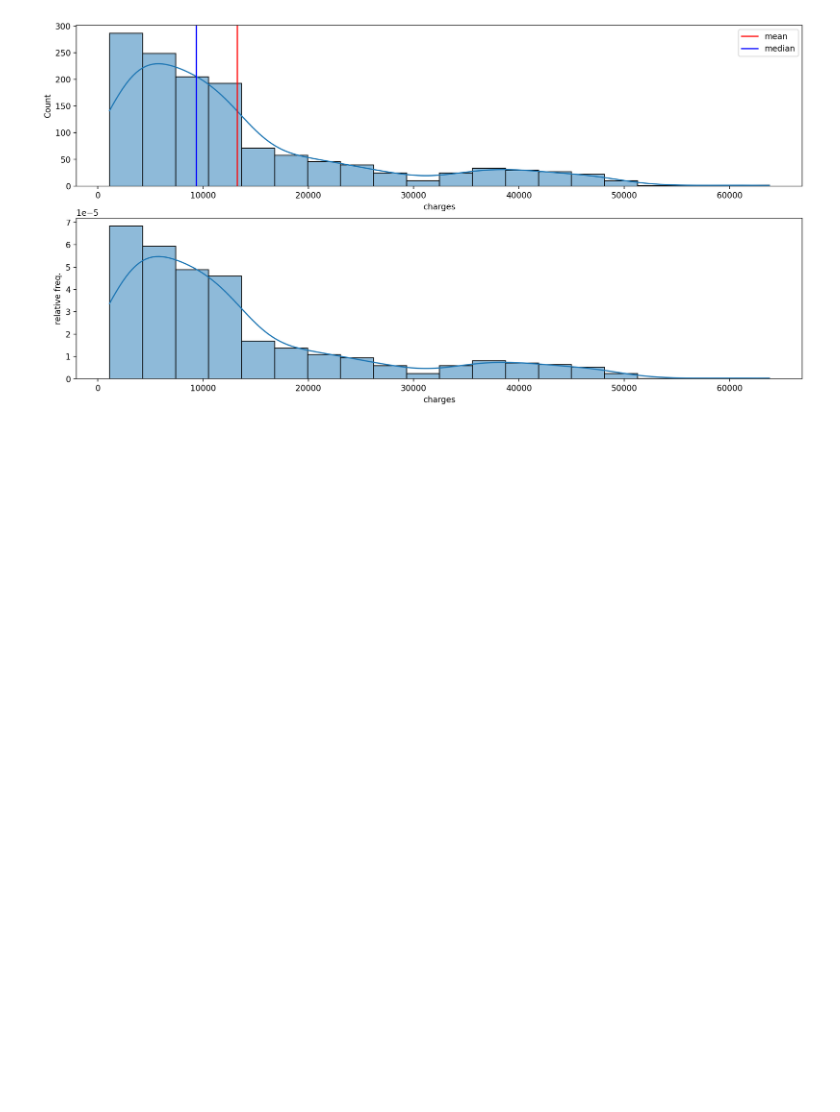
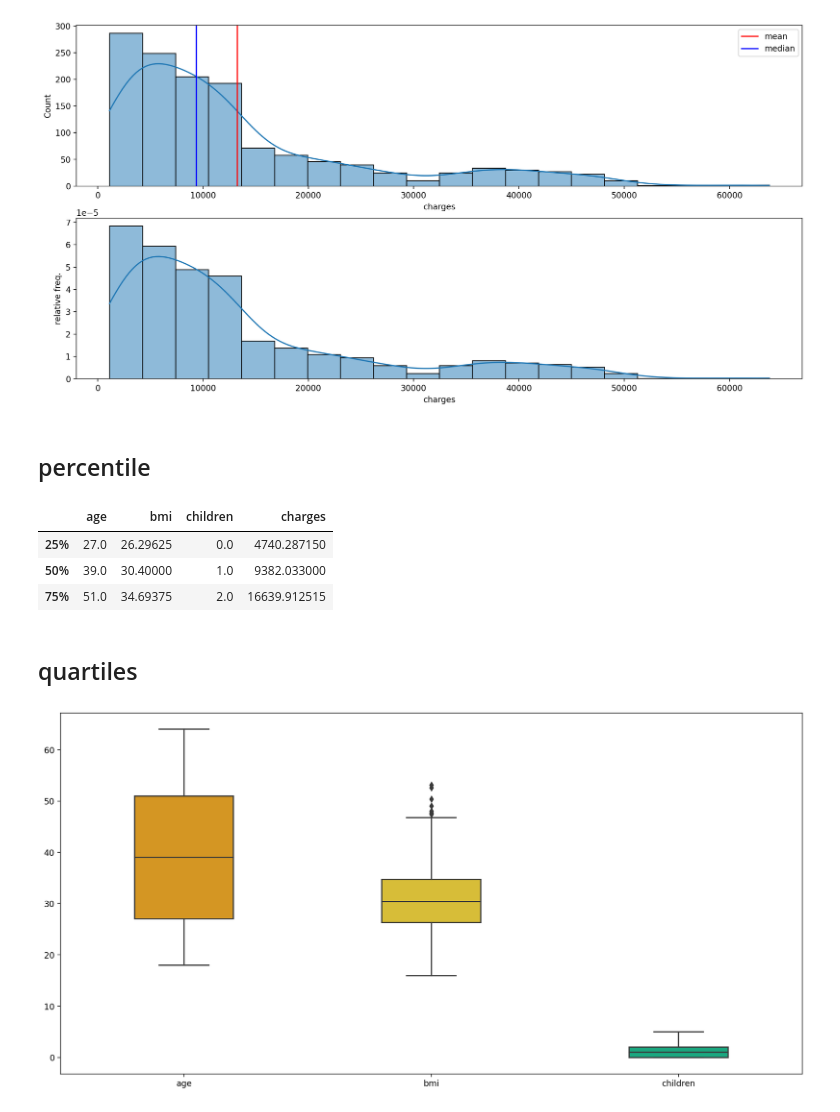
Before and after one commit to ashen007/EDA_project, a Jupyter notebook: analysis.ipynb, the cells around one changed output. Saved outputs shown, nothing was run; the diff lists cells and outputs as text; code cells hidden in the pictures; blank space fills up the shorter version.

```diff
--- a/analysis.ipynb
+++ b/analysis.ipynb
@@ -132,2 +170,19 @@ plt.close()
 # %% [output]
 [figure]
+# %% [markdown]
+## percentile
+# %%
+df.describe().loc[['25%','50%','75%']]
+# %% [output]
+|  | age | bmi | children | charges |
+| 25% | 27.0 | 26.29625 | 0.0 | 4740.287150 |
+| 50% | 39.0 | 30.40000 | 1.0 | 9382.033000 |
+| 75% | 51.0 | 34.69375 | 2.0 | 16639.912515 |
+# %% [markdown]
+## quartiles
+# %%
+plt.figure(figsize=[16,8],dpi=200)
+sns.boxplot(data=df[['age','bmi','children']],width=0.4,palette=['#F29F05','#F2CF1D','#04BF8A'])
+plt.show()
+# %% [output]
+[figure, added]
```
Also changed, not shown: parts of 8 cells of this notebook.
